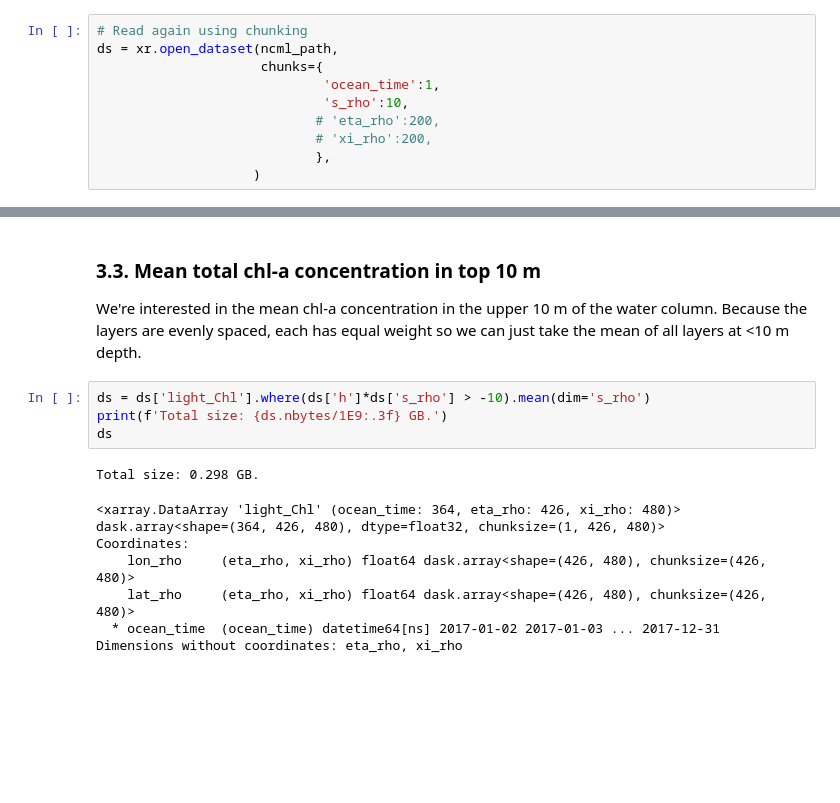
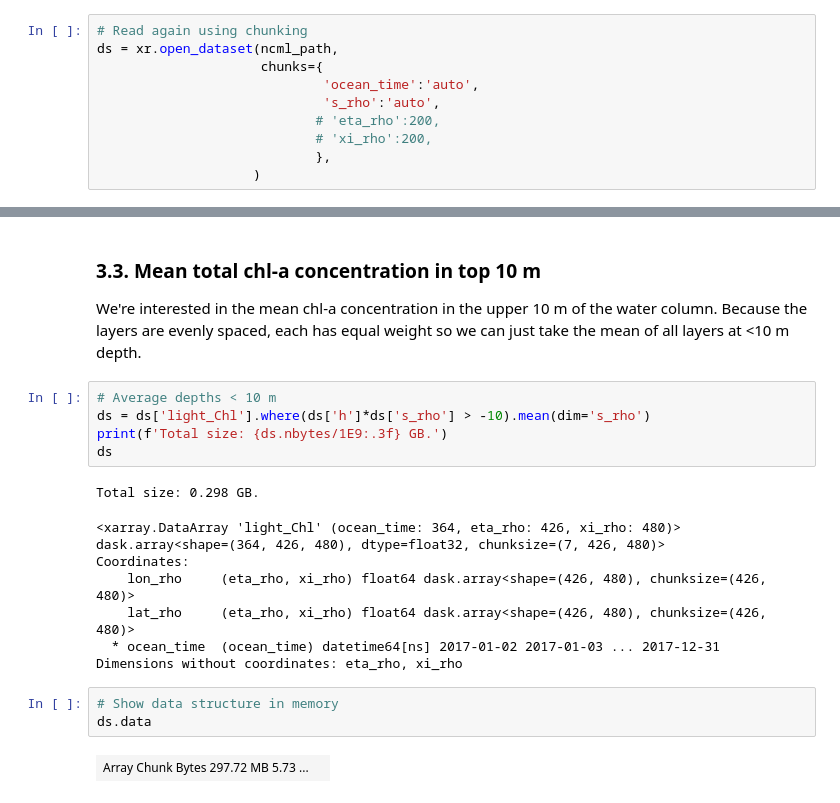
Before and after one commit to NIVANorge/martini-indicator-notebooks, a Jupyter notebook: src/notebooks/CHLa_indicator.ipynb, the cells around one changed output, grey strips where cells are left out. Saved outputs shown, nothing was run; the diff lists cells and outputs as text; blank space fills up the shorter version.

Commit message:
Add dask diagnostics

```diff
--- a/src/notebooks/CHLa_indicator.ipynb
+++ b/src/notebooks/CHLa_indicator.ipynb
@@ -158,8 +204,8 @@ Note that this will take a while: the data transfer time should increase by a fa
 # Read again using chunking
 ds = xr.open_dataset(ncml_path,
                      chunks={
-                             'ocean_time':1,
-                             's_rho':10,
+                             'ocean_time':'auto',
+                             's_rho':'auto',
                             # 'eta_rho':200,
                             # 'xi_rho':200,
                             },
@@ -193,16 +239,22 @@ ds['light_Chl'] = ds['P1_Chl'] + ds['P2_Chl'] + ds['P3_Chl'] + ds['P4_Chl'] + ds
 
 We're interested in the mean chl-a concentration in the upper 10 m of the water column. Because the layers are evenly spaced, each has equal weight so we can just take the mean of all layers at <10 m depth.
 # %%
+# Average depths < 10 m
 ds = ds['light_Chl'].where(ds['h']*ds['s_rho'] > -10).mean(dim='s_rho')
 print(f'Total size: {ds.nbytes/1E9:.3f} GB.')
 ds
 # %% [output]
 Total size: 0.298 GB.
 <xarray.DataArray 'light_Chl' (ocean_time: 364, eta_rho: 426, xi_rho: 480)>
-dask.array<shape=(364, 426, 480), dtype=float32, chunksize=(1, 426, 480)>
+dask.array<shape=(364, 426, 480), dtype=float32, chunksize=(7, 426, 480)>
 Coordinates:
     lon_rho     (eta_rho, xi_rho) float64 dask.array<shape=(426, 480), chunksize=(426, 480)>
     lat_rho     (eta_rho, xi_rho) float64 dask.array<shape=(426, 480), chunksize=(426, 480)>
   * ocean_time  (ocean_time) datetime64[ns] 2017-01-02 2017-01-03 ... 2017-12-31
 Dimensions without coordinates: eta_rho, xi_rho
+# %%
+# Show data structure in memory
+ds.data
+# %% [output]
+| Array Chunk Bytes 297.72 MB 5.73 ... |  |
 # %%
```
Also changed, not shown: parts of 19 cells of this notebook.
